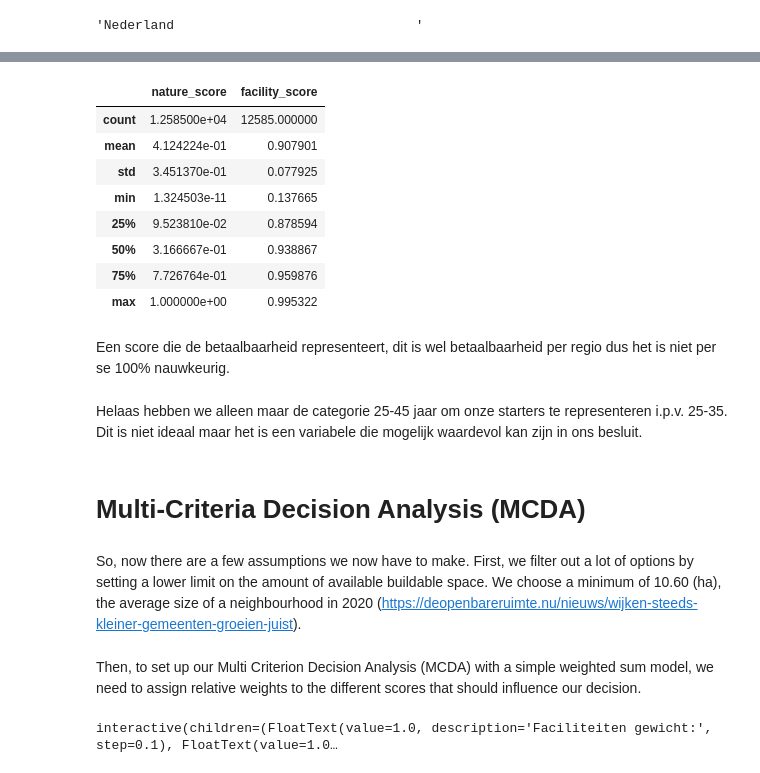
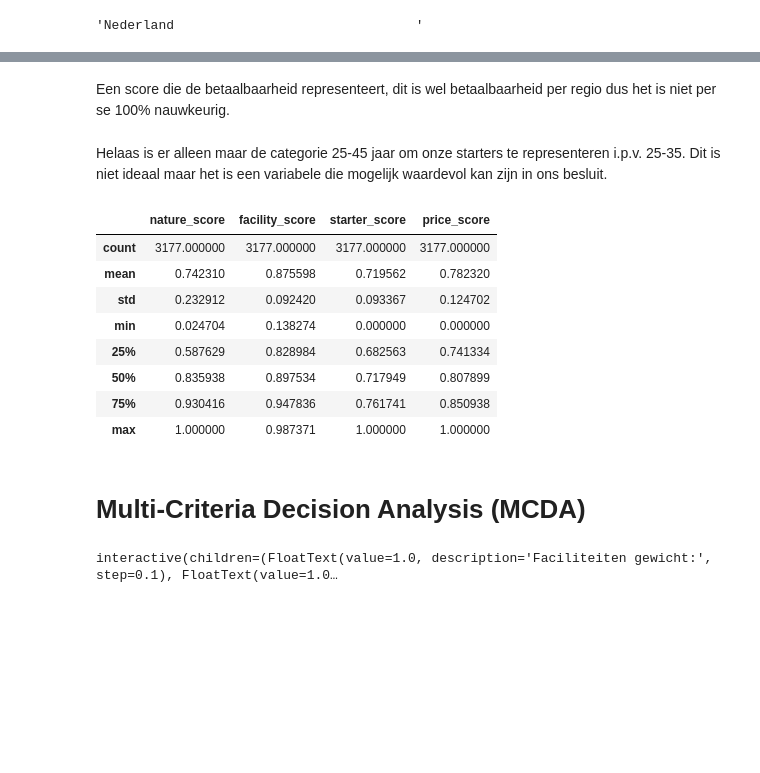
Before and after one commit to Verrem98/bob_constructions_casus, a Jupyter notebook: analysis.ipynb, the cells around one changed output, grey strips where cells are left out. Cells and saved outputs as stored; diff of their text form; code cells hidden in the pictures; blank space fills up the shorter version.

```diff
--- a/analysis.ipynb
+++ b/analysis.ipynb
@@ -234,14 +269,2 @@ df_merged = df_merged.dropna(subset='GemiddeldeVerkoopprijs_1')  # drop all rows
-# %%
-df_merged[['nature_score', 'facility_score']].describe()
-# %% [output]
-|  | nature_score | facility_score |
-| count | 1.258500e+04 | 12585.000000 |
-| mean | 4.124224e-01 | 0.907901 |
-| std | 3.451370e-01 | 0.077925 |
-| min | 1.324503e-11 | 0.137665 |
-| 25% | 9.523810e-02 | 0.878594 |
-| 50% | 3.166667e-01 | 0.938867 |
-| 75% | 7.726764e-01 | 0.959876 |
-| max | 1.000000e+00 | 0.995322 |
 # %% [markdown]
 Een score die de betaalbaarheid representeert, dit is wel betaalbaarheid per regio dus het is niet per se 100% nauwkeurig.
@@ -249,13 +274,22 @@ Een score die de betaalbaarheid representeert, dit is wel betaalbaarheid per reg
 scaler = MinMaxScaler()
 df_merged['price_score'] = 1 - scaler.fit_transform(df_merged[['GemiddeldeVerkoopprijs_1']])
 # %% [markdown]
-Helaas hebben we alleen maar de categorie 25-45 jaar om onze starters te representeren i.p.v. 25-35. Dit is niet ideaal maar het is een variabele die mogelijk waardevol kan zijn in ons besluit.
+Helaas is er alleen maar de categorie 25-45 jaar om onze starters te representeren i.p.v. 25-35. Dit is niet ideaal maar het is een variabele die mogelijk waardevol kan zijn in ons besluit.
 # %%
 df_merged['starter_score'] = df_merged['k_25Tot45Jaar_10'] / df_merged['AantalInwoners_5']
 scaler = MinMaxScaler()
 df_merged['starter_score'] = 1 - scaler.fit_transform(df_merged[['starter_score']])
+# %%
+df_merged[['nature_score', 'facility_score', 'starter_score', 'price_score']].describe()
+# %% [output]
+|  | nature_score | facility_score | starter_score | price_score |
+| count | 3177.000000 | 3177.000000 | 3177.000000 | 3177.000000 |
+| mean | 0.742310 | 0.875598 | 0.719562 | 0.782320 |
+| std | 0.232912 | 0.092420 | 0.093367 | 0.124702 |
+| min | 0.024704 | 0.138274 | 0.000000 | 0.000000 |
+| 25% | 0.587629 | 0.828984 | 0.682563 | 0.741334 |
+| 50% | 0.835938 | 0.897534 | 0.717949 | 0.807899 |
+| 75% | 0.930416 | 0.947836 | 0.761741 | 0.850938 |
+| max | 1.000000 | 0.987371 | 1.000000 | 1.000000 |
 # %% [markdown]
 # Multi-Criteria Decision Analysis (MCDA)
-# %% [markdown]
-So, now there are a few assumptions we now have to make.
-First, we filter out a lot of options by setting a lower limit on the amount of available buildable space. We choose a minimum of 10.60 (ha), the average size of a neighbourhood in 2020 (https://deopenbareruimte.nu/nieuws/wijken-steeds-kleiner-gemeenten-groeien-juist).
@@ -264,5 +296,3 @@ df_merged = df_merged[df_merged['BouwgrondOpp'] > 10.6]
-# %% [markdown]
-Then, to set up our Multi Criterion Decision Analysis (MCDA) with a simple weighted sum model, we need to assign relative weights to the different scores that should influence our decision.
 # %%
 def bar_plot(facility_weight, nature_weight, price_weight, starter_weight, df, n, only_randstad):
     randstad_gemeenten = [
```
Also changed, not shown: parts of 46 cells of this notebook, 6 other files.
